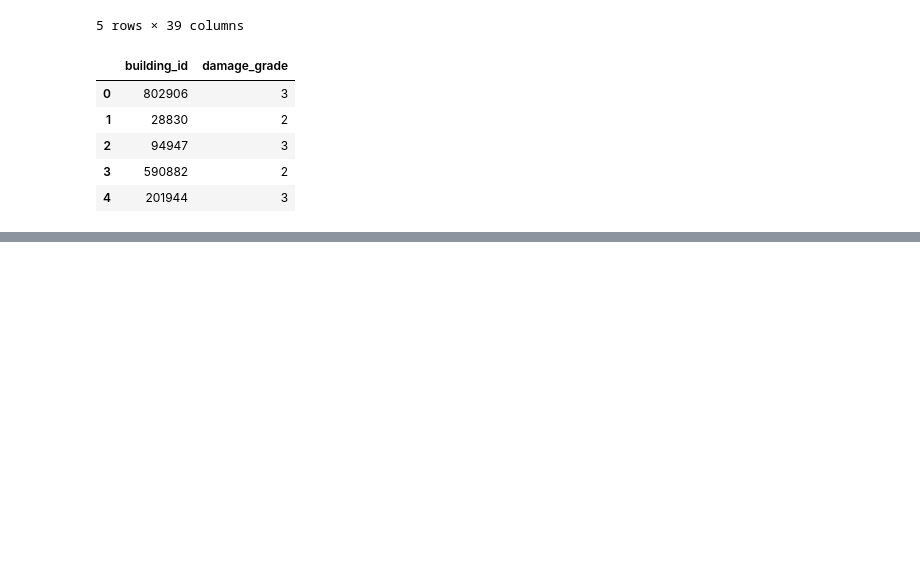
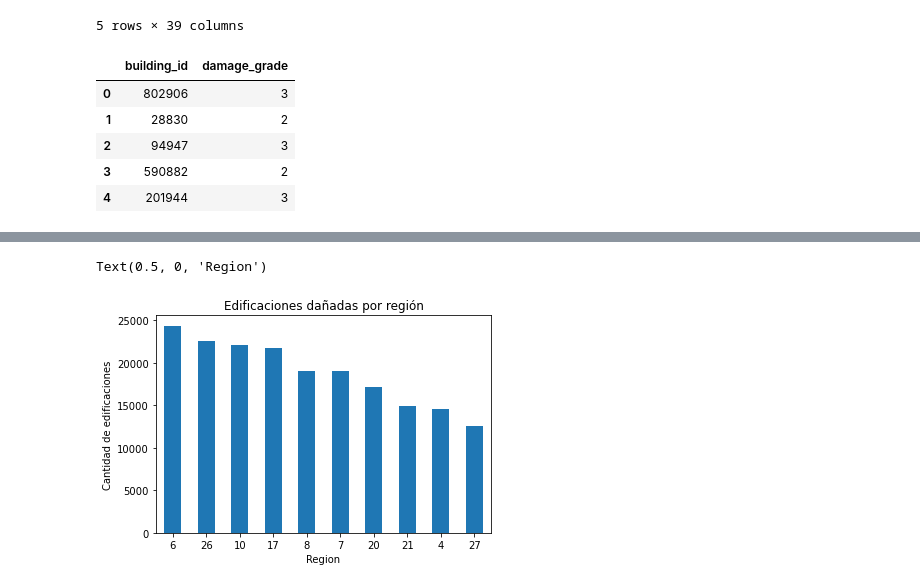
Before and after one commit to franvinas/7506-tp1, a Jupyter notebook: tp1.ipynb, the cells around one changed output, grey strips where cells are left out. Drawn from its saved outputs; the diff is of its cells as text; code cells hidden in the pictures; blank space fills up the shorter version.

```diff
--- a/tp1.ipynb
+++ b/tp1.ipynb
@@ -52,0 +63,9 @@ train_labels.head()
+# %%
+geo_level_1 = train_values[['building_id','geo_level_1_id']].merge(train_labels)
+geo_level_1['geo_level_1_id'].value_counts().nlargest(10).plot(kind='bar', rot=0, title='Edificaciones dañadas por región')
+ax=plt.gca()
+ax.set_ylabel('Cantidad de edificaciones')
+ax.set_xlabel('Region')
+# %% [output]
+Text(0.5, 0, 'Region')
+[figure, added]
```
Also changed, not shown: parts of 5 cells of this notebook.
